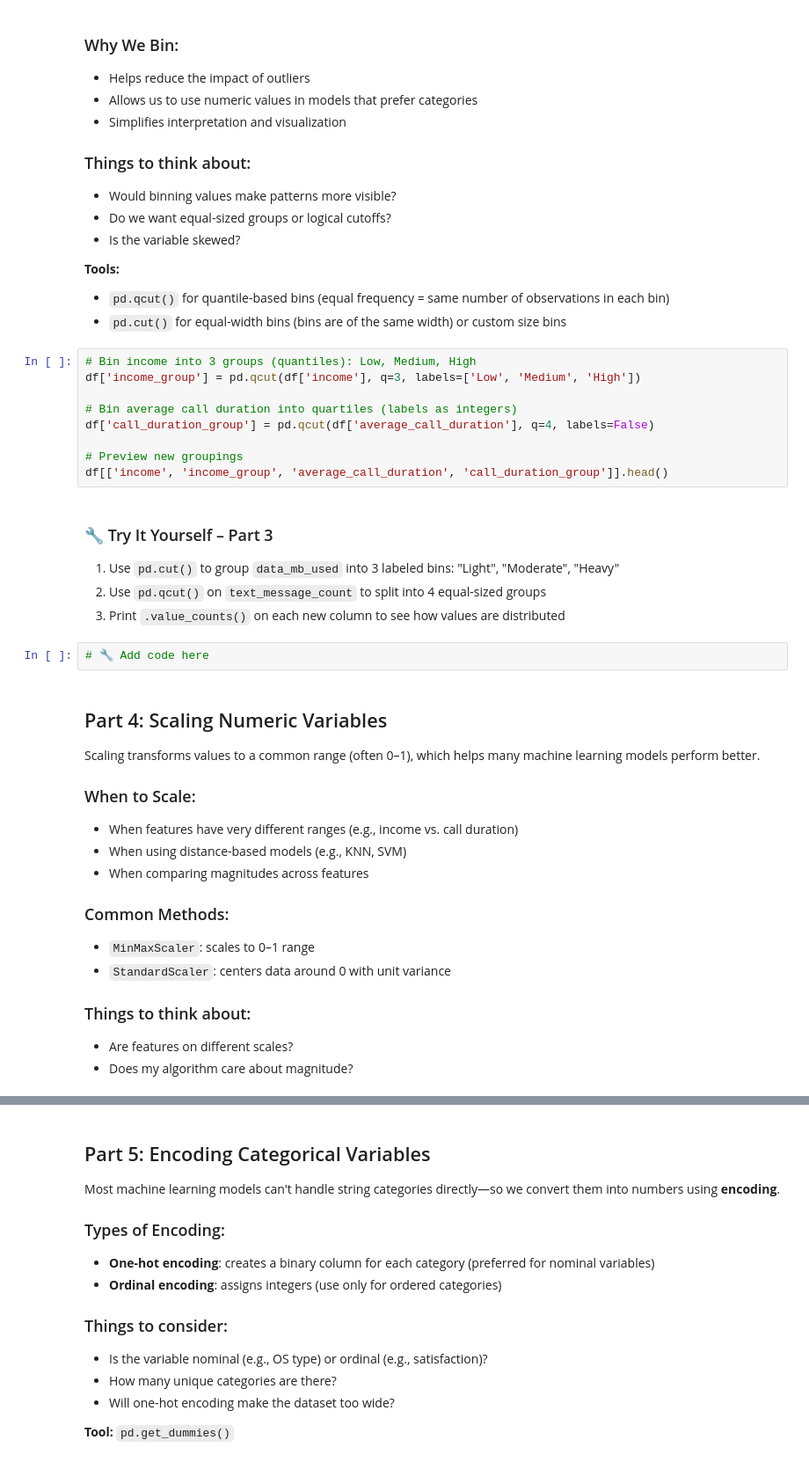
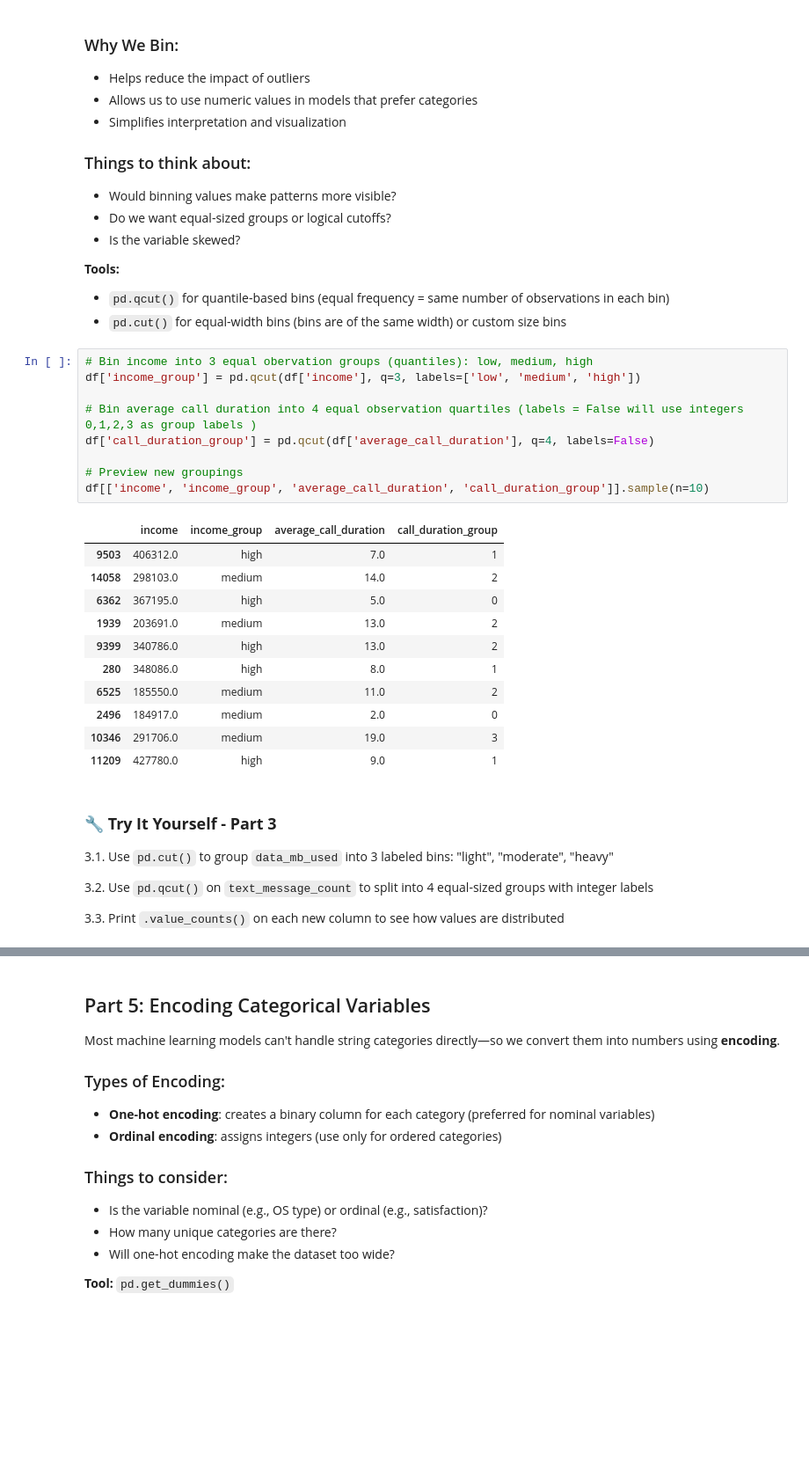
Before and after one commit to Luoxiaowanzi/IS-4487-Guide, a Jupyter notebook: Labs/lab_07_data_transformation.ipynb, the cells around one changed output, grey strips where cells are left out. Shown at 88% size. Saved outputs shown, nothing was run; the diff lists cells and outputs as text; blank space fills up the shorter version.

```diff
--- a/Labs/lab_07_data_transformation.ipynb
+++ b/Labs/lab_07_data_transformation.ipynb
@@ -248,36 +256,31 @@ Binning is the process of grouping numeric variables into categories (e.g., "low
 - `pd.qcut()` for quantile-based bins (equal frequency = same number of observations in each bin)
 - `pd.cut()` for equal-width bins (bins are of the same width) or custom size bins
 # %%
-# Bin income into 3 groups (quantiles): Low, Medium, High
-df['income_group'] = pd.qcut(df['income'], q=3, labels=['Low', 'Medium', 'High'])
+# Bin income into 3 equal obervation groups (quantiles): low, medium, high
+df['income_group'] = pd.qcut(df['income'], q=3, labels=['low', 'medium', 'high'])
 
-# Bin average call duration into quartiles (labels as integers)
+# Bin average call duration into 4 equal observation quartiles (labels = False will use integers 0,1,2,3 as group labels )
 df['call_duration_group'] = pd.qcut(df['average_call_duration'], q=4, labels=False)
 
 # Preview new groupings
-df[['income', 'income_group', 'average_call_duration', 'call_duration_group']].head()
+df[['income', 'income_group', 'average_call_duration', 'call_duration_group']].sample(n=10)
+# %% [output]
+|  | income | income_group | average_call_duration | call_duration_group |
+| 9503 | 406312.0 | high | 7.0 | 1 |
+| 14058 | 298103.0 | medium | 14.0 | 2 |
+| 6362 | 367195.0 | high | 5.0 | 0 |
+| 1939 | 203691.0 | medium | 13.0 | 2 |
+| 9399 | 340786.0 | high | 13.0 | 2 |
+| 280 | 348086.0 | high | 8.0 | 1 |
+| 6525 | 185550.0 | medium | 11.0 | 2 |
+| 2496 | 184917.0 | medium | 2.0 | 0 |
+| 10346 | 291706.0 | medium | 19.0 | 3 |
+| 11209 | 427780.0 | high | 9.0 | 1 |
 # %% [markdown]
-### 🔧 Try It Yourself – Part 3
+### 🔧 **Try It Yourself - Part 3**
 
-1. Use `pd.cut()` to group `data_mb_used` into 3 labeled bins: "Light", "Moderate", "Heavy"
-2. Use `pd.qcut()` on `text_message_count` to split into 4 equal-sized groups
-3. Print `.value_counts()` on each new column to see how values are distributed
+3.1. Use `pd.cut()` to group `data_mb_used` into 3 labeled bins: "light", "moderate", "heavy"
+
+3.2. Use `pd.qcut()` on `text_message_count` to split into 4 equal-sized groups with integer labels
+
+3.3. Print `.value_counts()` on each new column to see how values are distributed
-# %%
-# 🔧 Add code here
-# %% [markdown]
-## Part 4: Scaling Numeric Variables
-
-Scaling transforms values to a common range (often 0–1), which helps many machine learning models perform better.
-
-### When to Scale:
-- When features have very different ranges (e.g., income vs. call duration)
-- When using distance-based models (e.g., KNN, SVM)
-- When comparing magnitudes across features
-
-### Common Methods:
-- `MinMaxScaler`: scales to 0–1 range
-- `StandardScaler`: centers data around 0 with unit variance
-
-### Things to think about:
-- Are features on different scales?
-- Does my algorithm care about magnitude?
```
Also changed, not shown: parts of 14 cells of this notebook.
